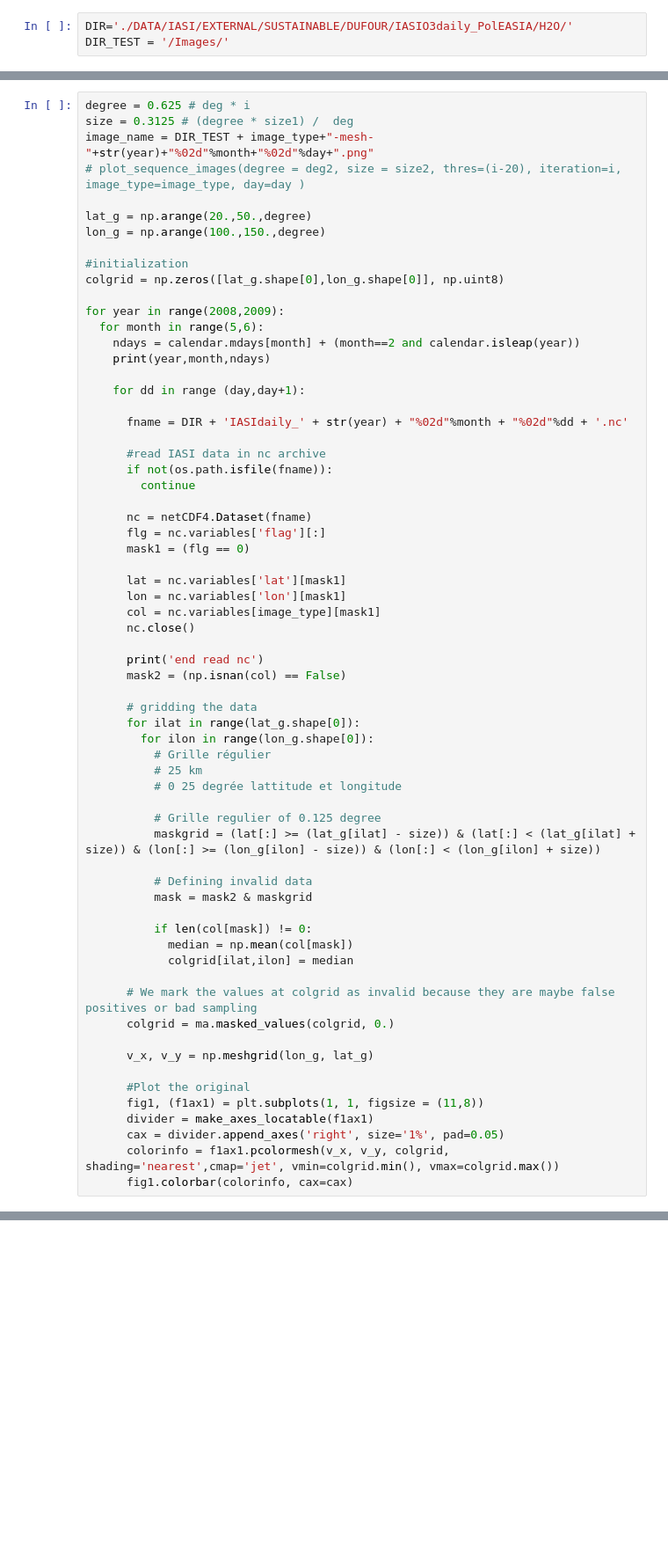
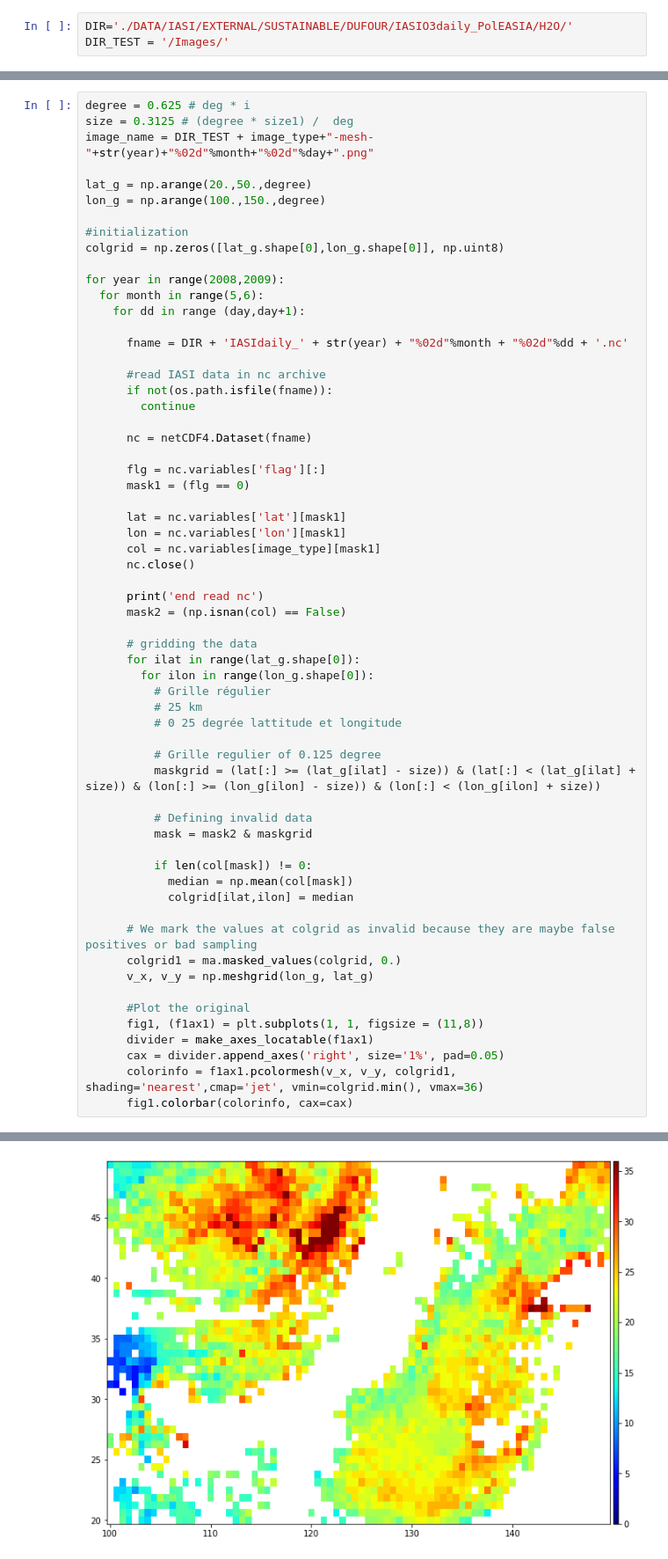
Before and after one commit to kmiloarguello/ozone-pollution, a Jupyter notebook: main.ipynb, the cells around one changed output, grey strips where cells are left out. Shown at 88% size. Saved outputs shown, nothing was run; the diff lists cells and outputs as text; blank space fills up the shorter version.

```diff
--- a/main.ipynb
+++ b/main.ipynb
@@ -35,7 +41,6 @@ plot_original_data(DIR,year,month,day,image_type)
 degree = 0.625 # deg * i
 size = 0.3125 # (degree * size1) /  deg
 image_name = DIR_TEST + image_type+"-mesh-"+str(year)+"%02d"%month+"%02d"%day+".png"
-# plot_sequence_images(degree = deg2, size = size2, thres=(i-20), iteration=i, image_type=image_type, day=day )
 
 lat_g = np.arange(20.,50.,degree)
 lon_g = np.arange(100.,150.,degree)
@@ -45,9 +50,6 @@ colgrid = np.zeros([lat_g.shape[0],lon_g.shape[0]], np.uint8)
 
 for year in range(2008,2009):
   for month in range(5,6):
-    ndays = calendar.mdays[month] + (month==2 and calendar.isleap(year))
-    print(year,month,ndays)
-
     for dd in range (day,day+1):
 
       fname = DIR + 'IASIdaily_' + str(year) + "%02d"%month + "%02d"%dd + '.nc'
@@ -57,6 +59,7 @@ for year in range(2008,2009):
         continue
 
       nc = netCDF4.Dataset(fname)
+
       flg = nc.variables['flag'][:]
       mask1 = (flg == 0)
 
@@ -86,13 +89,13 @@ for year in range(2008,2009):
             colgrid[ilat,ilon] = median
 
       # We mark the values at colgrid as invalid because they are maybe false positives or bad sampling
-      colgrid = ma.masked_values(colgrid, 0.)
-
+      colgrid1 = ma.masked_values(colgrid, 0.)
       v_x, v_y = np.meshgrid(lon_g, lat_g)
 
       #Plot the original
       fig1, (f1ax1) = plt.subplots(1, 1, figsize = (11,8))
       divider = make_axes_locatable(f1ax1)
       cax = divider.append_axes('right', size='1%', pad=0.05)
-      colorinfo = f1ax1.pcolormesh(v_x, v_y, colgrid, shading='nearest',cmap='jet', vmin=colgrid.min(), vmax=colgrid.max())
+      colorinfo = f1ax1.pcolormesh(v_x, v_y, colgrid1, shading='nearest',cmap='jet', vmin=colgrid.min(), vmax=36)
       fig1.colorbar(colorinfo, cax=cax)
+# %% [output]
@@ -98,0 +103 @@ for year in range(2008,2009):
+[figure, added]
```
Also changed, not shown: parts of 22 cells of this notebook, 5 other files.
